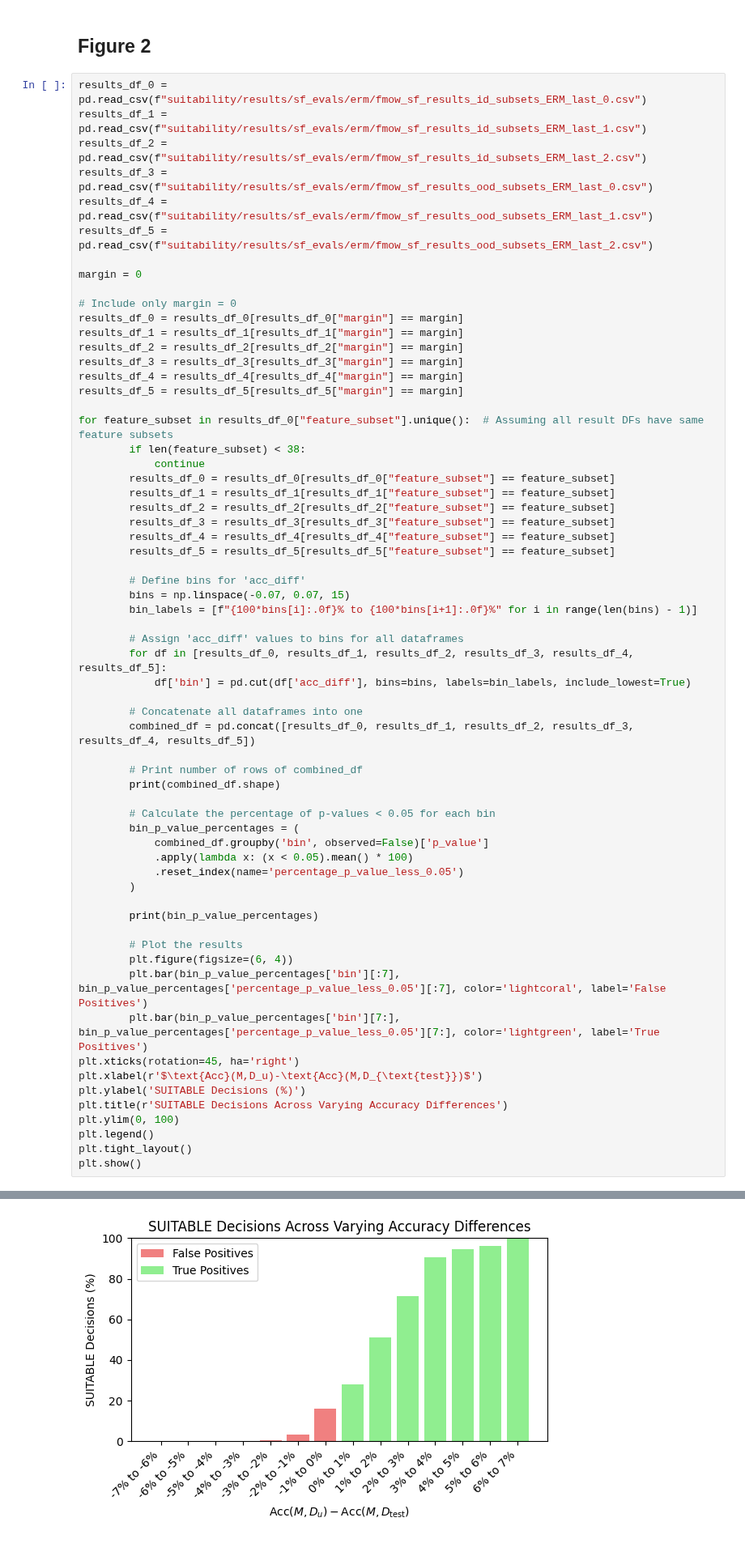
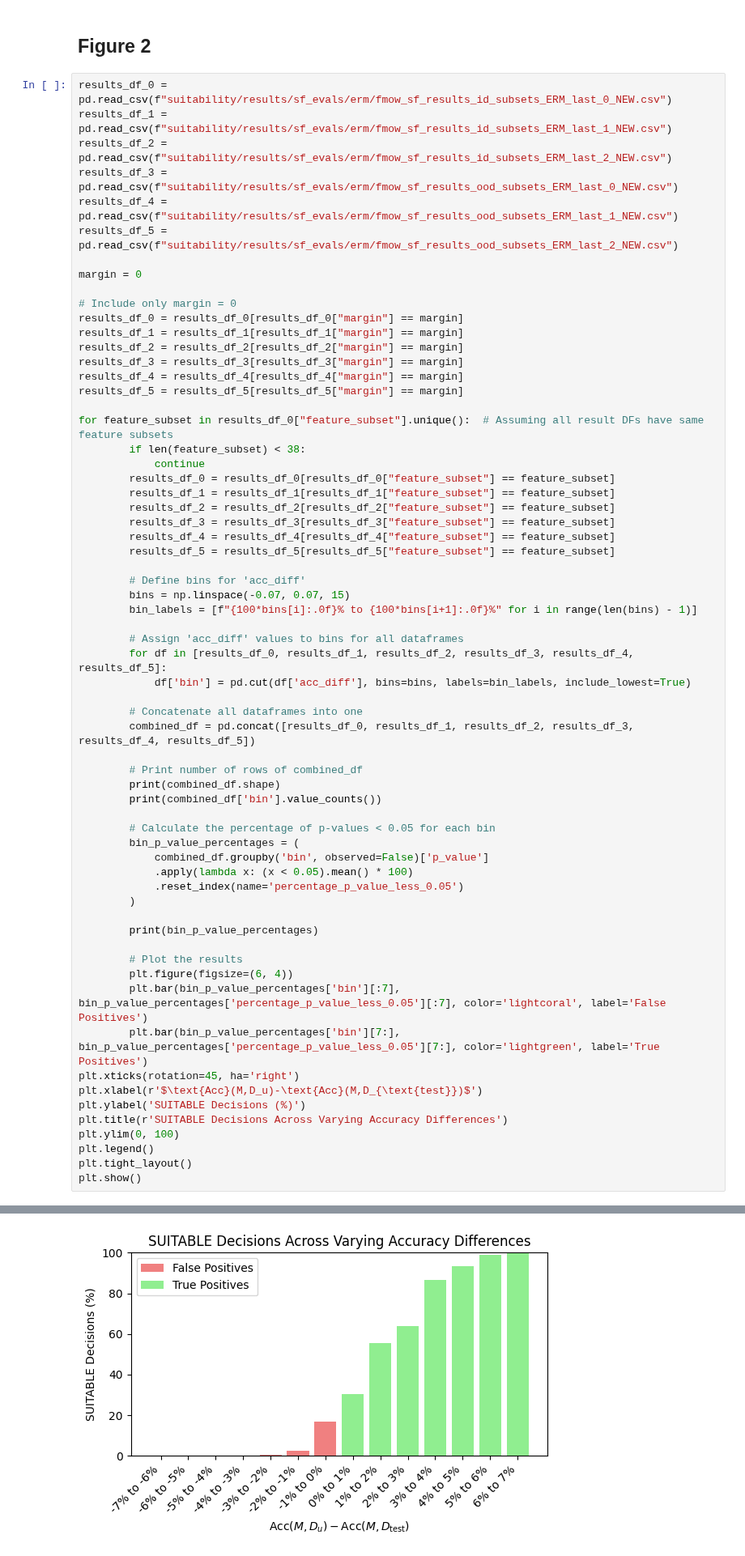
Before and after one commit to cleverhans-lab/suitability, a Jupyter notebook: tables_plots.ipynb, the cells around one changed output, grey strips where cells are left out. Shown at 81% size. Saved outputs shown, nothing was run; the diff lists cells and outputs as text.

Commit message:
pre-ece evals

```diff
--- a/tables_plots.ipynb
+++ b/tables_plots.ipynb
@@ -355,12 +356,12 @@ Suitability Filter & $81.5 \pm 5.0 \%$ & $0.027 \pm 0.041$ & $75.4 \pm 4.2 \%$ &
 # %% [markdown]
 ## Figure 2
 # %%
-results_df_0 = pd.read_csv(f"suitability/results/sf_evals/erm/fmow_sf_results_id_subsets_ERM_last_0.csv")
-results_df_1 = pd.read_csv(f"suitability/results/sf_evals/erm/fmow_sf_results_id_subsets_ERM_last_1.csv")
-results_df_2 = pd.read_csv(f"suitability/results/sf_evals/erm/fmow_sf_results_id_subsets_ERM_last_2.csv")
-results_df_3 = pd.read_csv(f"suitability/results/sf_evals/erm/fmow_sf_results_ood_subsets_ERM_last_0.csv")
-results_df_4 = pd.read_csv(f"suitability/results/sf_evals/erm/fmow_sf_results_ood_subsets_ERM_last_1.csv")
-results_df_5 = pd.read_csv(f"suitability/results/sf_evals/erm/fmow_sf_results_ood_subsets_ERM_last_2.csv")
+results_df_0 = pd.read_csv(f"suitability/results/sf_evals/erm/fmow_sf_results_id_subsets_ERM_last_0_NEW.csv")
+results_df_1 = pd.read_csv(f"suitability/results/sf_evals/erm/fmow_sf_results_id_subsets_ERM_last_1_NEW.csv")
+results_df_2 = pd.read_csv(f"suitability/results/sf_evals/erm/fmow_sf_results_id_subsets_ERM_last_2_NEW.csv")
+results_df_3 = pd.read_csv(f"suitability/results/sf_evals/erm/fmow_sf_results_ood_subsets_ERM_last_0_NEW.csv")
+results_df_4 = pd.read_csv(f"suitability/results/sf_evals/erm/fmow_sf_results_ood_subsets_ERM_last_1_NEW.csv")
+results_df_5 = pd.read_csv(f"suitability/results/sf_evals/erm/fmow_sf_results_ood_subsets_ERM_last_2_NEW.csv")
 
 margin = 0
 
@@ -395,6 +396,7 @@ for feature_subset in results_df_0["feature_subset"].unique():  # Assuming all r
 
         # Print number of rows of combined_df
         print(combined_df.shape)
+        print(combined_df['bin'].value_counts())
 
         # Calculate the percentage of p-values < 0.05 for each bin
         bin_p_value_percentages = (
@@ -436,2 +439,2 @@ plt.show()
 13    6% to 7%                    100.000000
-[figure, old version]
+[figure, new version]
```
Also changed, not shown: parts of 25 cells of this notebook, 8 other files.
